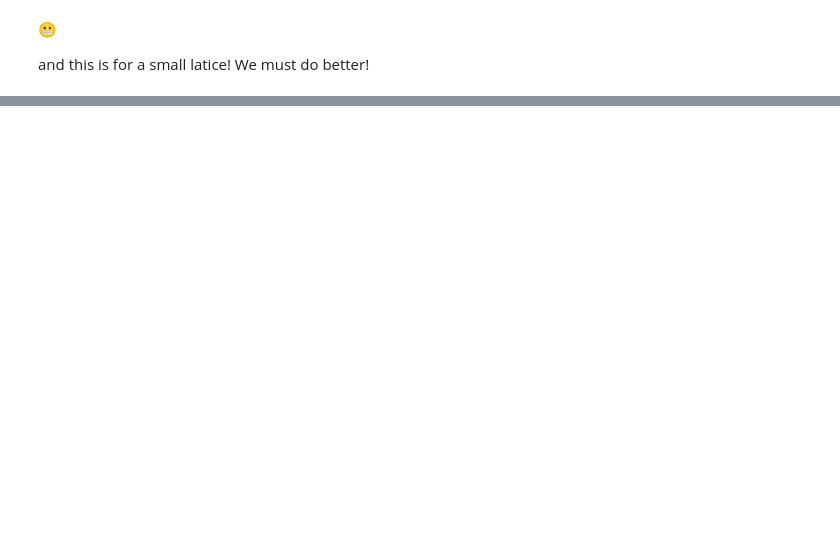
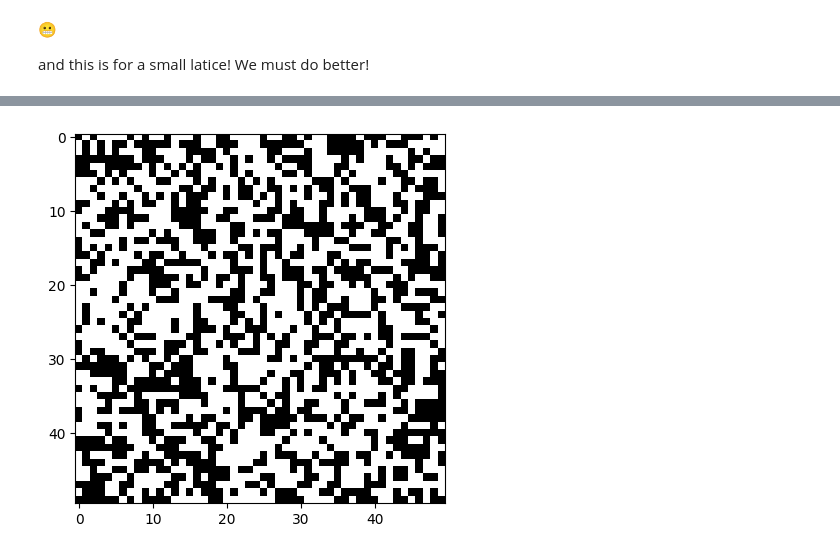
Before and after one commit to uo-phys/comp-phys-26, a Jupyter notebook: notebooks/Boltzmann and Ising (and some Metropolis).ipynb, the cells around one changed output, grey strips where cells are left out. Cells and saved outputs as stored; diff of their text form; code cells hidden in the pictures; blank space fills up the shorter version.

```diff
--- a/notebooks/Boltzmann and Ising (and some Metropolis).ipynb
+++ b/notebooks/Boltzmann and Ising (and some Metropolis).ipynb
@@ -179,0 +184,6 @@ and this is for a small latice!  We must do better!
+# %%
+def proposal(current_state, n=1):
+    N = current_state.size
+    flip = np.ones(N)
+    flip[np.random.choice(N, size=n)] = -1
+    return current_state * flip.reshape(current_state.shape)
@@ -179,0 +247,4 @@ and this is for a small latice!  We must do better!
+# %%
+plt.imshow(current_state, cmap='gray');
+# %% [output]
+[figure, added]
```
Also changed, not shown: parts of 13 cells of this notebook.
